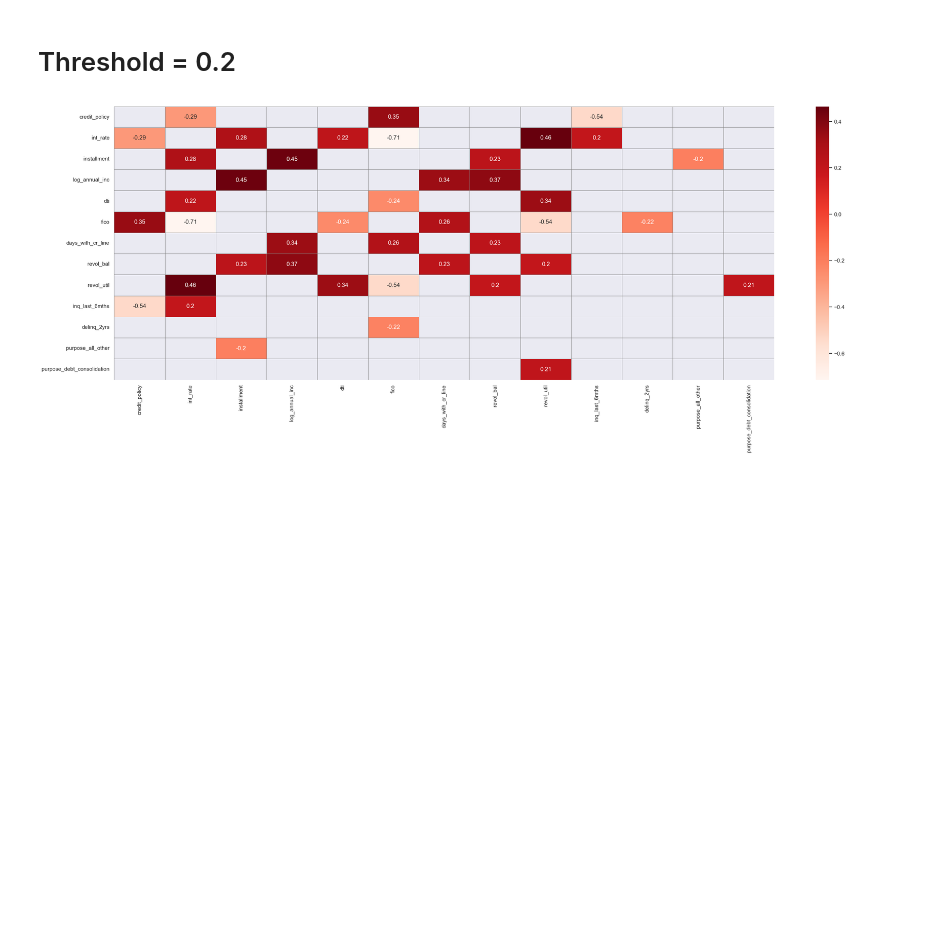
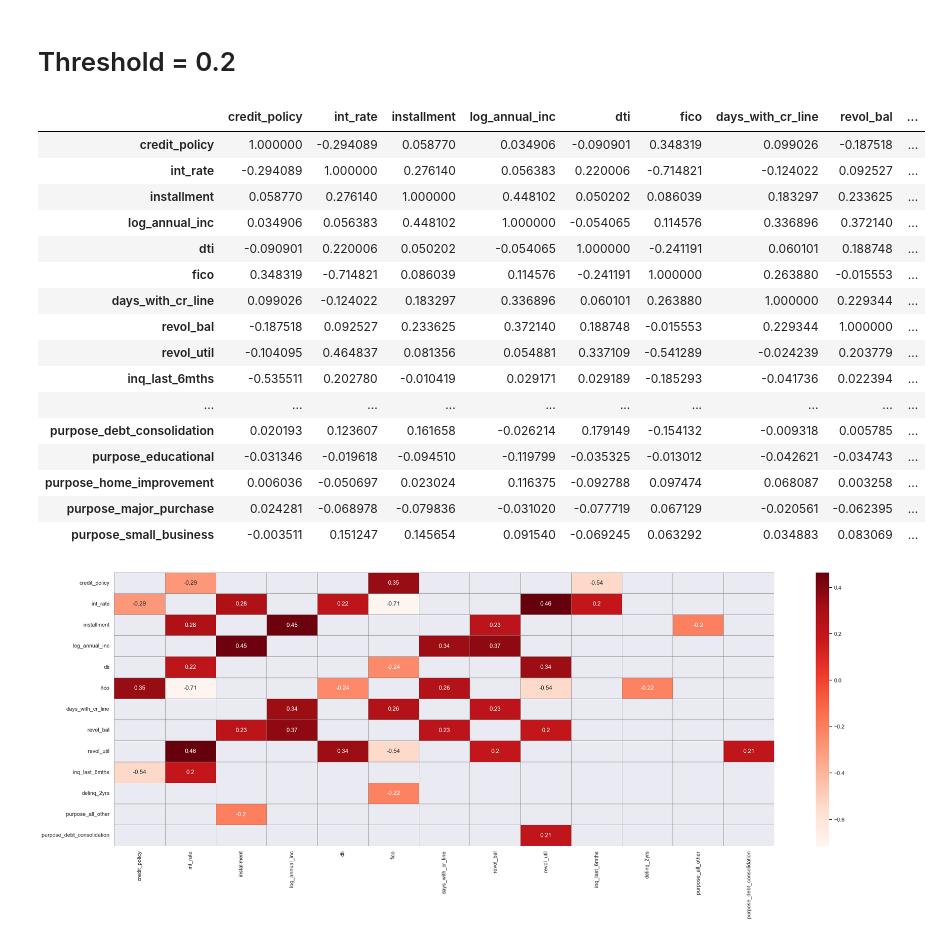
Before and after one commit to EzraTam/exploratory-analysis, a Jupyter notebook: notebooks/loan_analysis.ipynb, the cells around one changed output. Drawn from its saved outputs; the diff is of its cells as text; code cells hidden in the pictures; blank space fills up the shorter version.

```diff
--- a/notebooks/loan_analysis.ipynb
+++ b/notebooks/loan_analysis.ipynb
@@ -149,6 +149,26 @@ CorrelationFeatures.show_correlation_graph()
 # Threshold = 0.2
 # %%
 CorrelationFeatures=ea.CorrelationFeatures(df_input=df,dummies_dict=dummies_dict).filter_correlations(threshold_absolute_correlation=0.2)
+# %%
+CorrelationFeatures.df_corr
+# %% [output]
+|  | credit_policy | int_rate | installment | log_annual_inc | dti | fico | days_with_cr_line | revol_bal | ... |
+| credit_policy | 1.000000 | -0.294089 | 0.058770 | 0.034906 | -0.090901 | 0.348319 | 0.099026 | -0.187518 | ... |
+| int_rate | -0.294089 | 1.000000 | 0.276140 | 0.056383 | 0.220006 | -0.714821 | -0.124022 | 0.092527 | ... |
+| installment | 0.058770 | 0.276140 | 1.000000 | 0.448102 | 0.050202 | 0.086039 | 0.183297 | 0.233625 | ... |
+| log_annual_inc | 0.034906 | 0.056383 | 0.448102 | 1.000000 | -0.054065 | 0.114576 | 0.336896 | 0.372140 | ... |
+| dti | -0.090901 | 0.220006 | 0.050202 | -0.054065 | 1.000000 | -0.241191 | 0.060101 | 0.188748 | ... |
+| fico | 0.348319 | -0.714821 | 0.086039 | 0.114576 | -0.241191 | 1.000000 | 0.263880 | -0.015553 | ... |
+| days_with_cr_line | 0.099026 | -0.124022 | 0.183297 | 0.336896 | 0.060101 | 0.263880 | 1.000000 | 0.229344 | ... |
+| revol_bal | -0.187518 | 0.092527 | 0.233625 | 0.372140 | 0.188748 | -0.015553 | 0.229344 | 1.000000 | ... |
+| revol_util | -0.104095 | 0.464837 | 0.081356 | 0.054881 | 0.337109 | -0.541289 | -0.024239 | 0.203779 | ... |
+| inq_last_6mths | -0.535511 | 0.202780 | -0.010419 | 0.029171 | 0.029189 | -0.185293 | -0.041736 | 0.022394 | ... |
+| ... | ... | ... | ... | ... | ... | ... | ... | ... | ... |
+| purpose_debt_consolidation | 0.020193 | 0.123607 | 0.161658 | -0.026214 | 0.179149 | -0.154132 | -0.009318 | 0.005785 | ... |
+| purpose_educational | -0.031346 | -0.019618 | -0.094510 | -0.119799 | -0.035325 | -0.013012 | -0.042621 | -0.034743 | ... |
+| purpose_home_improvement | 0.006036 | -0.050697 | 0.023024 | 0.116375 | -0.092788 | 0.097474 | 0.068087 | 0.003258 | ... |
+| purpose_major_purchase | 0.024281 | -0.068978 | -0.079836 | -0.031020 | -0.077719 | 0.067129 | -0.020561 | -0.062395 | ... |
+| purpose_small_business | -0.003511 | 0.151247 | 0.145654 | 0.091540 | -0.069245 | 0.063292 | 0.034883 | 0.083069 | ... |
 # %%
 CorrelationFeatures.show_heat_map()
 # %% [output]
```
Also changed, not shown: parts of 16 cells of this notebook, 3 other files.
